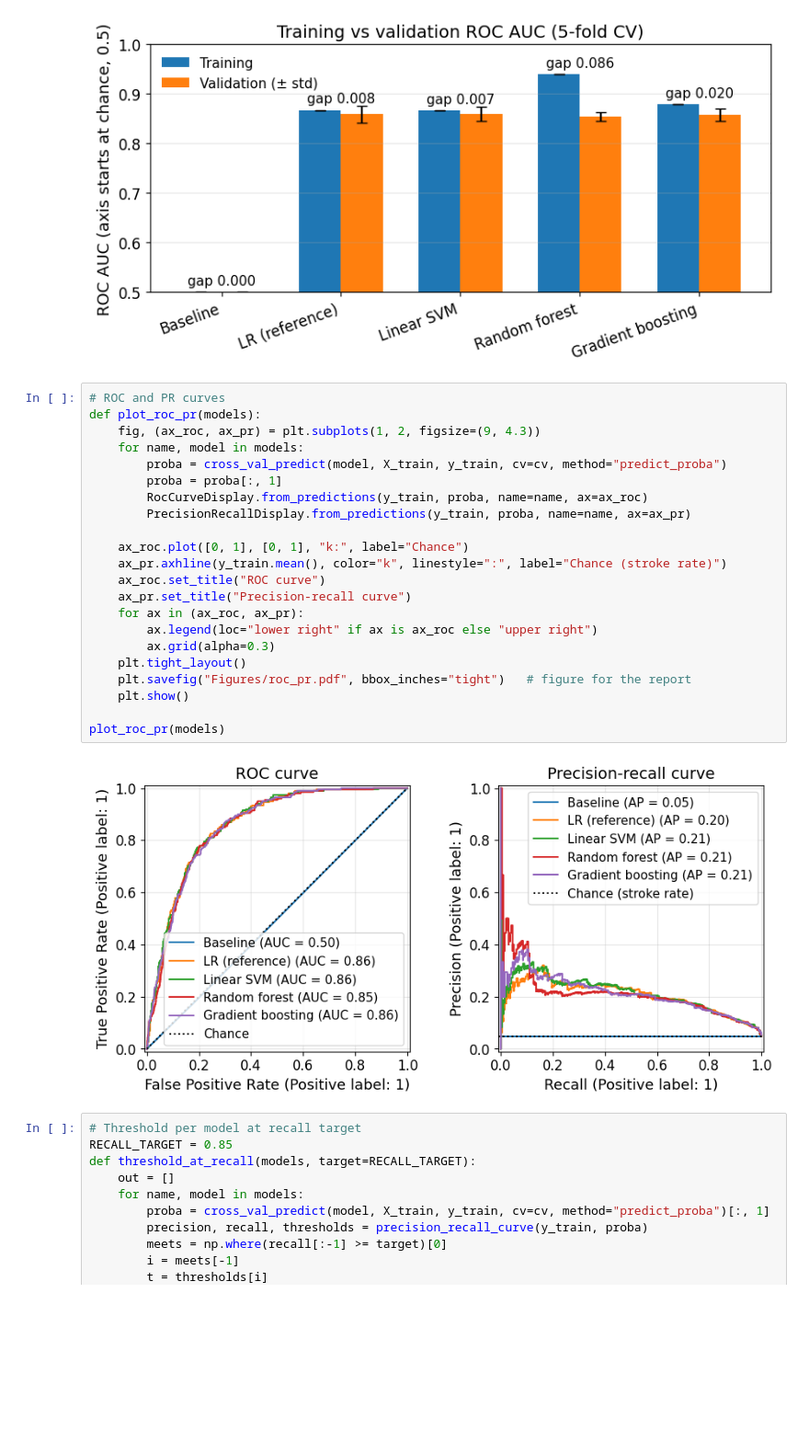
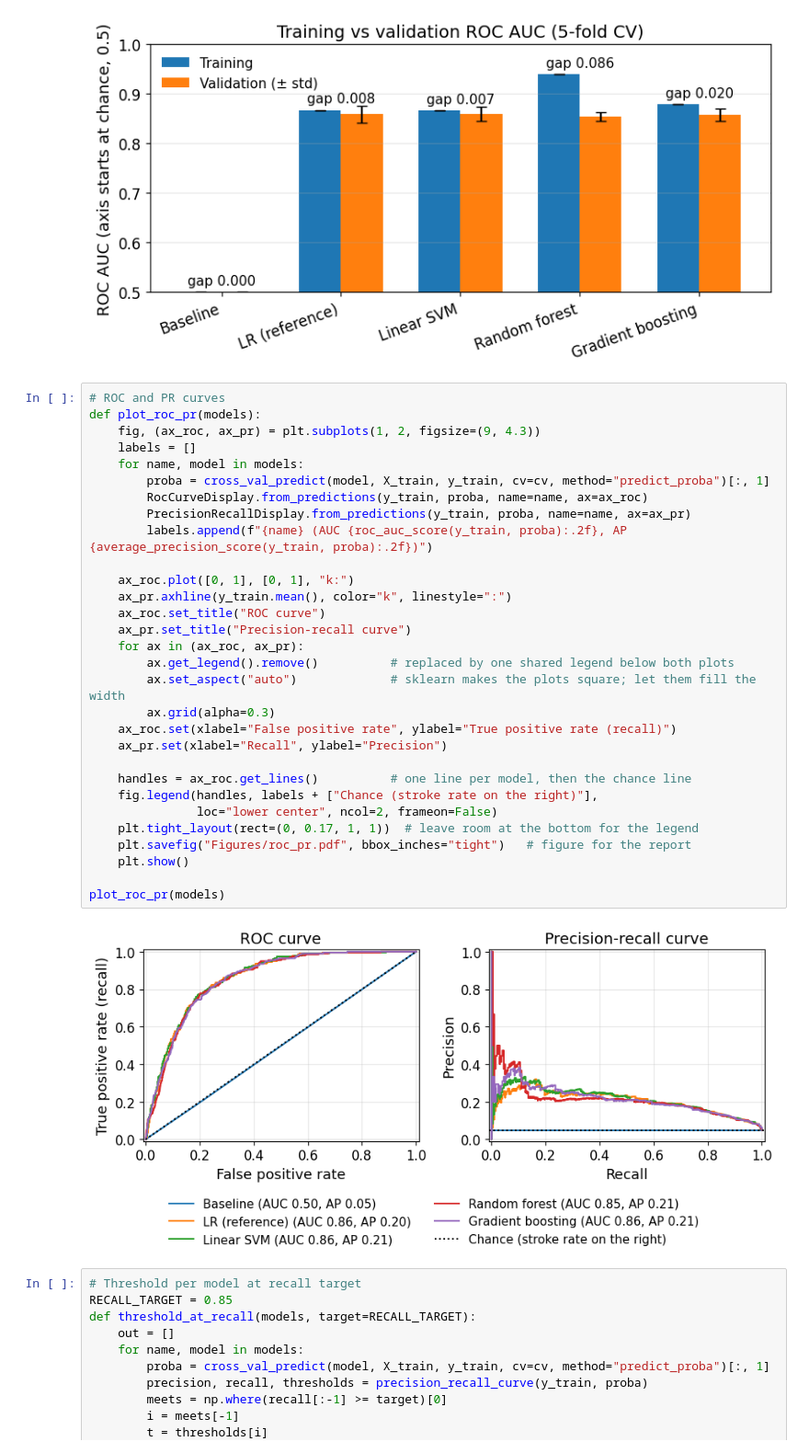
Before and after one commit to Lightfoot7/STR-E, a Jupyter notebook: Main (2).ipynb, the cells around one changed output. Shown at 92% size. Drawn from its saved outputs; the diff is of its cells as text; blank space fills up the shorter version.

Commit message:
Plot legend fixed

```diff
--- a/Main (2).ipynb
+++ b/Main (2).ipynb
@@ -903,27 +903,35 @@ plot_overfitting(rows)
 # %%
 # ROC and PR curves
 def plot_roc_pr(models):
     fig, (ax_roc, ax_pr) = plt.subplots(1, 2, figsize=(9, 4.3))
+    labels = []
     for name, model in models:
-        proba = cross_val_predict(model, X_train, y_train, cv=cv, method="predict_proba")
-        proba = proba[:, 1]
+        proba = cross_val_predict(model, X_train, y_train, cv=cv, method="predict_proba")[:, 1]
         RocCurveDisplay.from_predictions(y_train, proba, name=name, ax=ax_roc)
         PrecisionRecallDisplay.from_predictions(y_train, proba, name=name, ax=ax_pr)
+        labels.append(f"{name} (AUC {roc_auc_score(y_train, proba):.2f}, AP {average_precision_score(y_train, proba):.2f})")
 
-    ax_roc.plot([0, 1], [0, 1], "k:", label="Chance")
-    ax_pr.axhline(y_train.mean(), color="k", linestyle=":", label="Chance (stroke rate)")
+    ax_roc.plot([0, 1], [0, 1], "k:")
+    ax_pr.axhline(y_train.mean(), color="k", linestyle=":")
     ax_roc.set_title("ROC curve")
     ax_pr.set_title("Precision-recall curve")
     for ax in (ax_roc, ax_pr):
-        ax.legend(loc="lower right" if ax is ax_roc else "upper right")
+        ax.get_legend().remove()          # replaced by one shared legend below both plots
+        ax.set_aspect("auto")             # sklearn makes the plots square; let them fill the width
         ax.grid(alpha=0.3)
-    plt.tight_layout()
+    ax_roc.set(xlabel="False positive rate", ylabel="True positive rate (recall)")
+    ax_pr.set(xlabel="Recall", ylabel="Precision")
+
+    handles = ax_roc.get_lines()          # one line per model, then the chance line
+    fig.legend(handles, labels + ["Chance (stroke rate on the right)"],
+               loc="lower center", ncol=2, frameon=False)
+    plt.tight_layout(rect=(0, 0.17, 1, 1))  # leave room at the bottom for the legend
     plt.savefig("Figures/roc_pr.pdf", bbox_inches="tight")   # figure for the report
     plt.show()
 
 plot_roc_pr(models)
 # %% [output]
-[figure, old version]
+[figure, new version]
 # %%
 # Threshold per model at recall target
 RECALL_TARGET = 0.85
```
Also changed, not shown: parts of 8 cells of this notebook, 6 other files.
